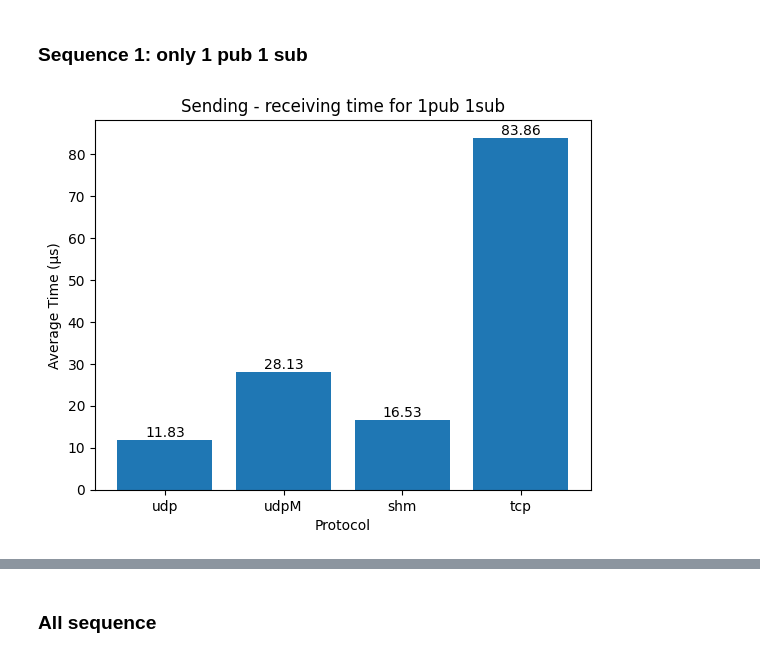
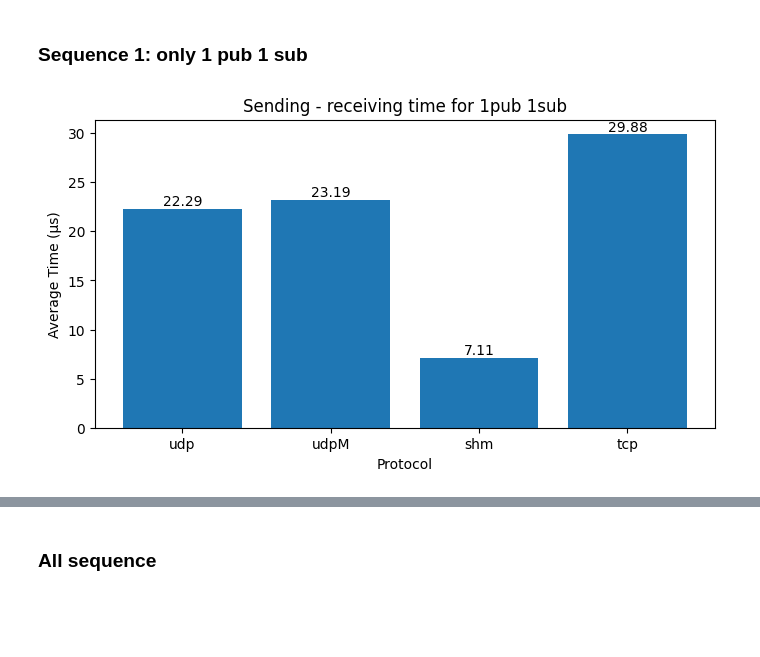
Before and after one commit to madella/tesiM, a Jupyter notebook: cineca/d_proc_troughput.ipynb, the cells around one changed output, grey strips where cells are left out. Cells and saved outputs as stored; diff of their text form; code cells hidden in the pictures; blank space fills up the shorter version.

Commit message:
intro thesis & some fix on tests

```diff
--- a/cineca/d_proc_troughput.ipynb
+++ b/cineca/d_proc_troughput.ipynb
@@ -119,36 +38,8 @@ r507c02n02: (2135776,622624364.81)
-# %%
-# udp] pub_s = 17180379 pubns = 527983166 sub_s = 26271606 subns = 201584761
-pub_s = 2135776
-pubns = 622623683.0
-sub_s = 2135776
-subns = 849987497 #849987442.19
-
-
-def timespec_difference_without_skew(start_s, start_ns, end_s, end_ns):
-    s_diff = end_s - start_s
-    ns_diff = end_ns - start_ns
-    if ns_diff < 0:
-        ns_diff += 1e9
-        s_diff -= 1
-    return s_diff, ns_diff
-
-# get difference in timespec
-def timespec_difference(start_s_un, start_ns_un, end_s_un, end_ns_un):
-    start_s,start_ns=timespec_difference_without_skew(pub_s,pubns,start_s_un,start_ns_un)
-    end_s,end_ns=timespec_difference_without_skew(sub_s,subns, end_s_un, end_ns_un)
-
-    s_diff = end_s - start_s
-    ns_diff = end_ns - start_ns
-    if ns_diff < 0:
-        ns_diff += 1e9
-        s_diff -= 1
-    return s_diff, ns_diff
 # %% [markdown]
 ## Retrive data
 # %%
-# for file_path in pub_matching_files:
-
 sent_data={}
+received_negative={}
 received_data={}
 sent_data_time={}
 for prot in protocols:
@@ -171,8 +62,9 @@ for files in matching_files:
                     if match:
                         cycles, instruction, start_ns, end_ns, start_s, end_s = match.groups()
                         sent_data[protocol][int(testN)].append((int(cycles), int(instruction), int(start_s), int(start_ns), int(end_s), int(end_ns)))
-                        s_diff, ns_diff = timespec_difference_without_skew(int(start_s), int(start_ns) , int(end_s) ,int(end_ns) )
-                        sent_data_time[protocol][int(testN)].append((s_diff, ns_diff))
+                        diff = timespec_difference(int(start_s), int(start_ns) , int(end_s) ,int(end_ns) )
+                        sent_data_time[protocol][int(testN)].append(diff)
+                    else: print("NOT MATCH PUB")
         else: # subs
             with open(files, 'r') as file:
                 for content in file:
@@ -180,9 +72,8 @@ for files in matching_files:
                     if match:
                         line_n, received_s, received_ns = match.groups()
                         start_s,start_ns = ((sent_data[protocol][int(testN)][int(line_n)][2], sent_data[protocol][int(testN)][int(line_n)][3]))
-                        if protocol == "shm":s_diff, ns_diff = timespec_difference_without_skew(start_s, start_ns , int(received_s), int(received_ns))
-                        else:s_diff, ns_diff = timespec_difference(start_s, start_ns , int(received_s), int(received_ns))
-                        received_data[protocol][int(testN)].append((s_diff, ns_diff))
+                        diff = timespec_difference(start_s, start_ns , int(received_s), int(received_ns)) / 2
+                        received_data[protocol][int(testN)].append(diff)
 # %% [markdown]
 ### Cleaning data
 # %%
@@ -236,26 +126,27 @@ for prots in protocols:
 # %%
 sequence_to_compare = 1
 data_to_compare = {prots: column_time_cleaned[prots][sequence_to_compare] for prots in protocols}
 
 average_times = [np.mean(data_to_compare[prots]) for prots in protocols]
 
 fig, ax = plt.subplots()
-
+fig.set_figheight(4)
+fig.set_figwidth(8)
 bars = ax.bar(protocols, average_times)
 
 for bar, value in zip(bars, average_times):
     ax.text(bar.get_x() + bar.get_width() / 2, bar.get_height() + 0.05, f'{value:.2f}', ha='center', va='bottom')
 
 ax.set_xlabel('Protocol')
 ax.set_ylabel('Average Time (μs)')
 plt.savefig(f"{base_save_dir_thesis}test3_bar_sr_1p1s.png")
 ax.set_title(f'Sending - receiving time for 1pub 1sub')
 plt.savefig(f"{base_save_dir}test3_bar_sr_1p1s.png")
 
 
 plt.show()
 # %% [output]
-[figure, old version]
+[figure, new version]
 # %%
 data_to_compare = {prots: column_time_cleaned[prots][sequence_to_compare] for prots in protocols}
 
```
Also changed, not shown: parts of 16 cells of this notebook, 23 other files.
